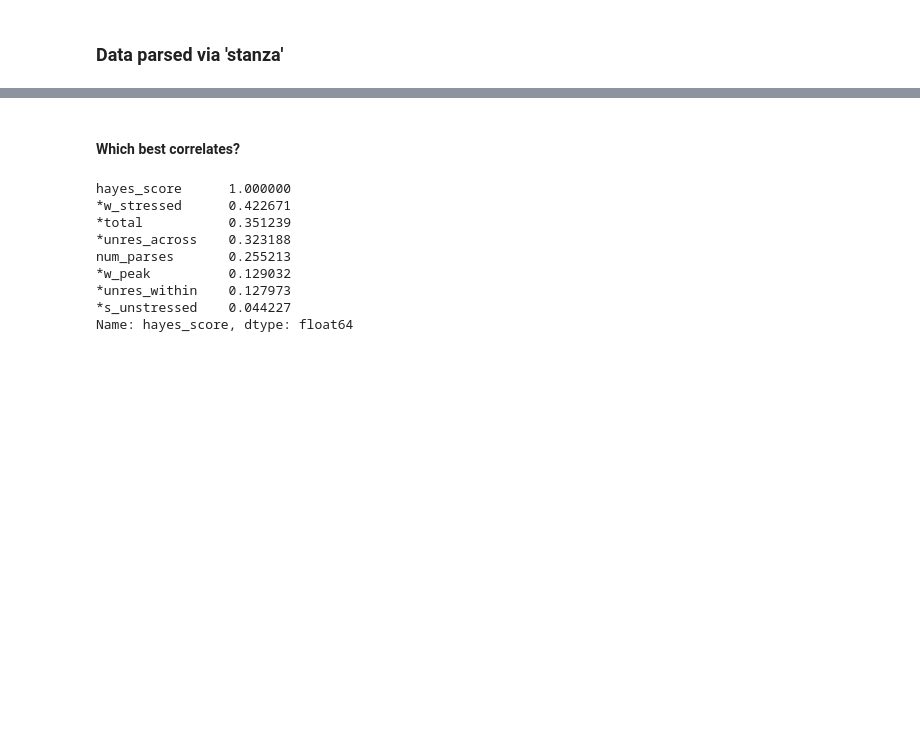
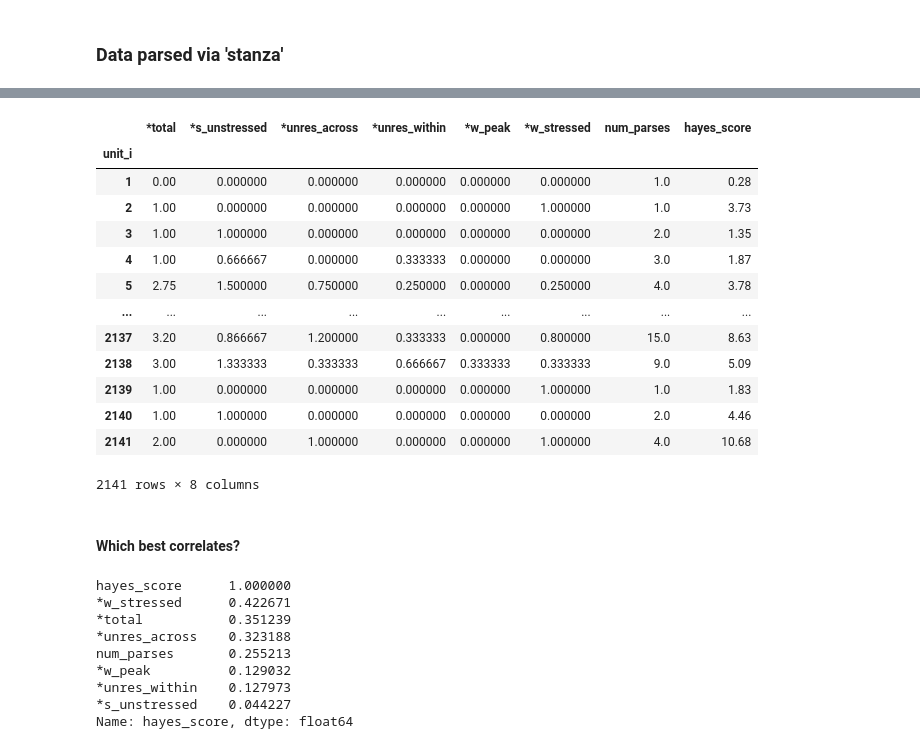
Before and after one commit to quadrismegistus/antimetrical, a Jupyter notebook: Hayes Shakespeare Annotation Correlation Test.ipynb, the cells around one changed output, grey strips where cells are left out. Cells and saved outputs as stored; diff of their text form; code cells hidden in the pictures; blank space fills up the shorter version.

```diff
--- a/Hayes Shakespeare Annotation Correlation Test.ipynb
+++ b/Hayes Shakespeare Annotation Correlation Test.ipynb
@@ -46,10 +77,25 @@ def getparses(fn='data.parsed.shakespeare.pkl',scorecol=SCORECOL_HAYES):
 # %%
 def getparses_stats():
     dfl = getparses()
     dflq = dfl.groupby('unit_i').mean()
     return dflq
 
-# getparses_stats()
+getparses_stats()
+# %% [output]
+|  | *total | *s_unstressed | *unres_across | *unres_within | *w_peak | *w_stressed | num_parses | hayes_score |
+| unit_i |  |  |  |  |  |  |  |  |
+| 1 | 0.00 | 0.000000 | 0.000000 | 0.000000 | 0.000000 | 0.000000 | 1.0 | 0.28 |
+| 2 | 1.00 | 0.000000 | 0.000000 | 0.000000 | 0.000000 | 1.000000 | 1.0 | 3.73 |
+| 3 | 1.00 | 1.000000 | 0.000000 | 0.000000 | 0.000000 | 0.000000 | 2.0 | 1.35 |
+| 4 | 1.00 | 0.666667 | 0.000000 | 0.333333 | 0.000000 | 0.000000 | 3.0 | 1.87 |
+| 5 | 2.75 | 1.500000 | 0.750000 | 0.250000 | 0.000000 | 0.250000 | 4.0 | 3.78 |
+| ... | ... | ... | ... | ... | ... | ... | ... | ... |
+| 2137 | 3.20 | 0.866667 | 1.200000 | 0.333333 | 0.000000 | 0.800000 | 15.0 | 8.63 |
+| 2138 | 3.00 | 1.333333 | 0.333333 | 0.666667 | 0.333333 | 0.333333 | 9.0 | 5.09 |
+| 2139 | 1.00 | 0.000000 | 0.000000 | 0.000000 | 0.000000 | 1.000000 | 1.0 | 1.83 |
+| 2140 | 1.00 | 1.000000 | 0.000000 | 0.000000 | 0.000000 | 0.000000 | 2.0 | 4.46 |
+| 2141 | 2.00 | 0.000000 | 1.000000 | 0.000000 | 0.000000 | 1.000000 | 4.0 | 10.68 |
+2141 rows × 8 columns
 # %% [markdown]
 #### Which best correlates?
 # %%
```
Also changed, not shown: parts of 15 cells of this notebook.
